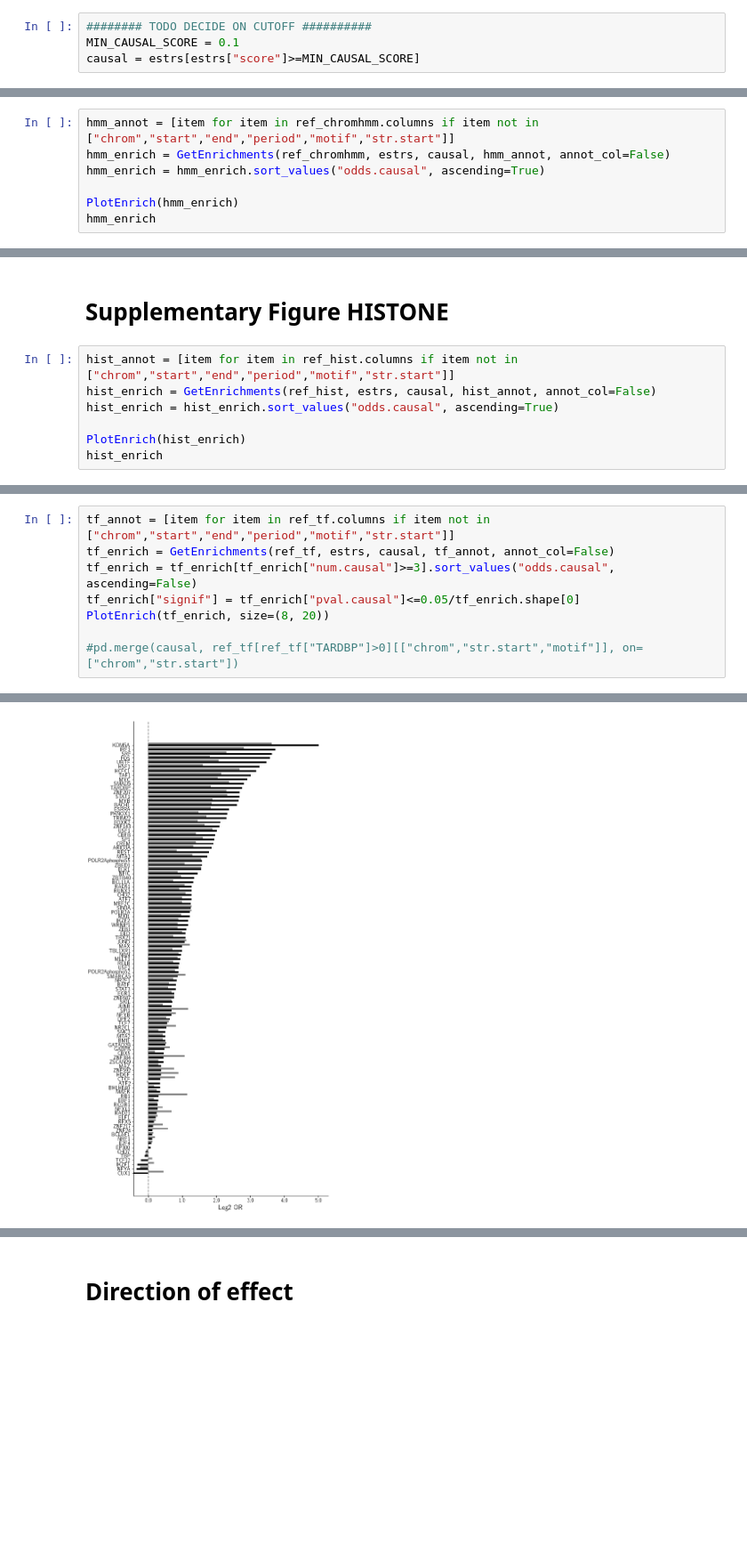
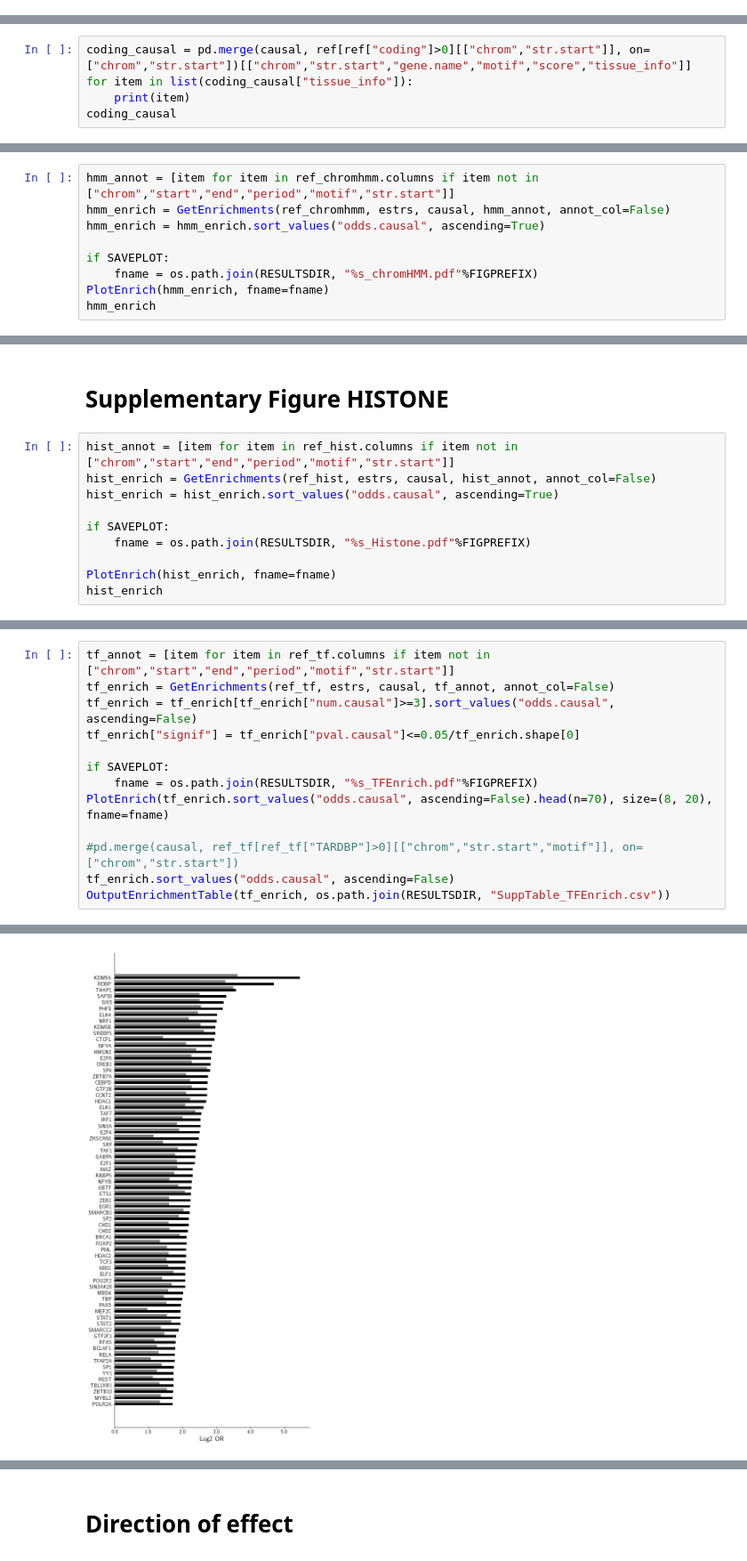
Before and after one commit to gymreklab/gtex-estrs-paper, a Jupyter notebook: Figures/eSTR-GTEx-Figure2.ipynb, the cells around one changed output, grey strips where cells are left out. Shown at 89% size. Saved outputs shown, nothing was run; the diff lists cells and outputs as text; blank space fills up the shorter version.

Commit message:
updating figure 2

```diff
--- a/Figures/eSTR-GTEx-Figure2.ipynb
+++ b/Figures/eSTR-GTEx-Figure2.ipynb
@@ -187,4 +198,0 @@ def PlotEnrich(enrich, size=None):
-# %%
-######## TODO DECIDE ON CUTOFF ##########
-MIN_CAUSAL_SCORE = 0.1
-causal = estrs[estrs["score"]>=MIN_CAUSAL_SCORE]
@@ -250,0 +269,5 @@ ax.axvline(x=MIN_CAUSAL_SCORE, linestyle="dashed")
+# %%
+coding_causal = pd.merge(causal, ref[ref["coding"]>0][["chrom","str.start"]], on=["chrom","str.start"])[["chrom","str.start","gene.name","motif","score","tissue_info"]]
+for item in list(coding_causal["tissue_info"]):
+    print(item)
+coding_causal
@@ -255,7 +312,9 @@ hmm_annot = [item for item in ref_chromhmm.columns if item not in ["chrom","star
 hmm_enrich = GetEnrichments(ref_chromhmm, estrs, causal, hmm_annot, annot_col=False)
 hmm_enrich = hmm_enrich.sort_values("odds.causal", ascending=True)
 
-PlotEnrich(hmm_enrich)
+if SAVEPLOT:
+    fname = os.path.join(RESULTSDIR, "%s_chromHMM.pdf"%FIGPREFIX)
+PlotEnrich(hmm_enrich, fname=fname)
 hmm_enrich
 # %% [output]
 |  | annot | dir.causal | dir.estrs | num.causal | num.estrs | num.total | odds.causal | odds.estrs | ... |
@@ -279,7 +338,10 @@ hist_annot = [item for item in ref_hist.columns if item not in ["chrom","start",
 hist_enrich = GetEnrichments(ref_hist, estrs, causal, hist_annot, annot_col=False)
 hist_enrich = hist_enrich.sort_values("odds.causal", ascending=True)
 
-PlotEnrich(hist_enrich)
+if SAVEPLOT:
+    fname = os.path.join(RESULTSDIR, "%s_Histone.pdf"%FIGPREFIX)
+
+PlotEnrich(hist_enrich, fname=fname)
 hist_enrich
 # %% [output]
 |  | annot | dir.causal | dir.estrs | num.causal | num.estrs | num.total | odds.causal | odds.estrs | ... |
@@ -301,7 +364,12 @@ tf_annot = [item for item in ref_tf.columns if item not in ["chrom","start","end
 tf_enrich = GetEnrichments(ref_tf, estrs, causal, tf_annot, annot_col=False)
 tf_enrich = tf_enrich[tf_enrich["num.causal"]>=3].sort_values("odds.causal", ascending=False)
 tf_enrich["signif"] = tf_enrich["pval.causal"]<=0.05/tf_enrich.shape[0]
-PlotEnrich(tf_enrich, size=(8, 20))
+
+if SAVEPLOT:
+    fname = os.path.join(RESULTSDIR, "%s_TFEnrich.pdf"%FIGPREFIX)
+PlotEnrich(tf_enrich.sort_values("odds.causal", ascending=False).head(n=70), size=(8, 20), fname=fname)
 
 #pd.merge(causal, ref_tf[ref_tf["TARDBP"]>0][["chrom","str.start","motif"]], on=["chrom","str.start"])
+tf_enrich.sort_values("odds.causal", ascending=False)
+OutputEnrichmentTable(tf_enrich, os.path.join(RESULTSDIR, "SuppTable_TFEnrich.csv"))
 # %% [output]
@@ -308,2 +394,2 @@ PlotEnrich(tf_enrich, size=(8, 20))
-[figure, old version]
+[figure, new version]
 # %% [markdown]
```
Also changed, not shown: parts of 27 cells of this notebook, 1 other file.
